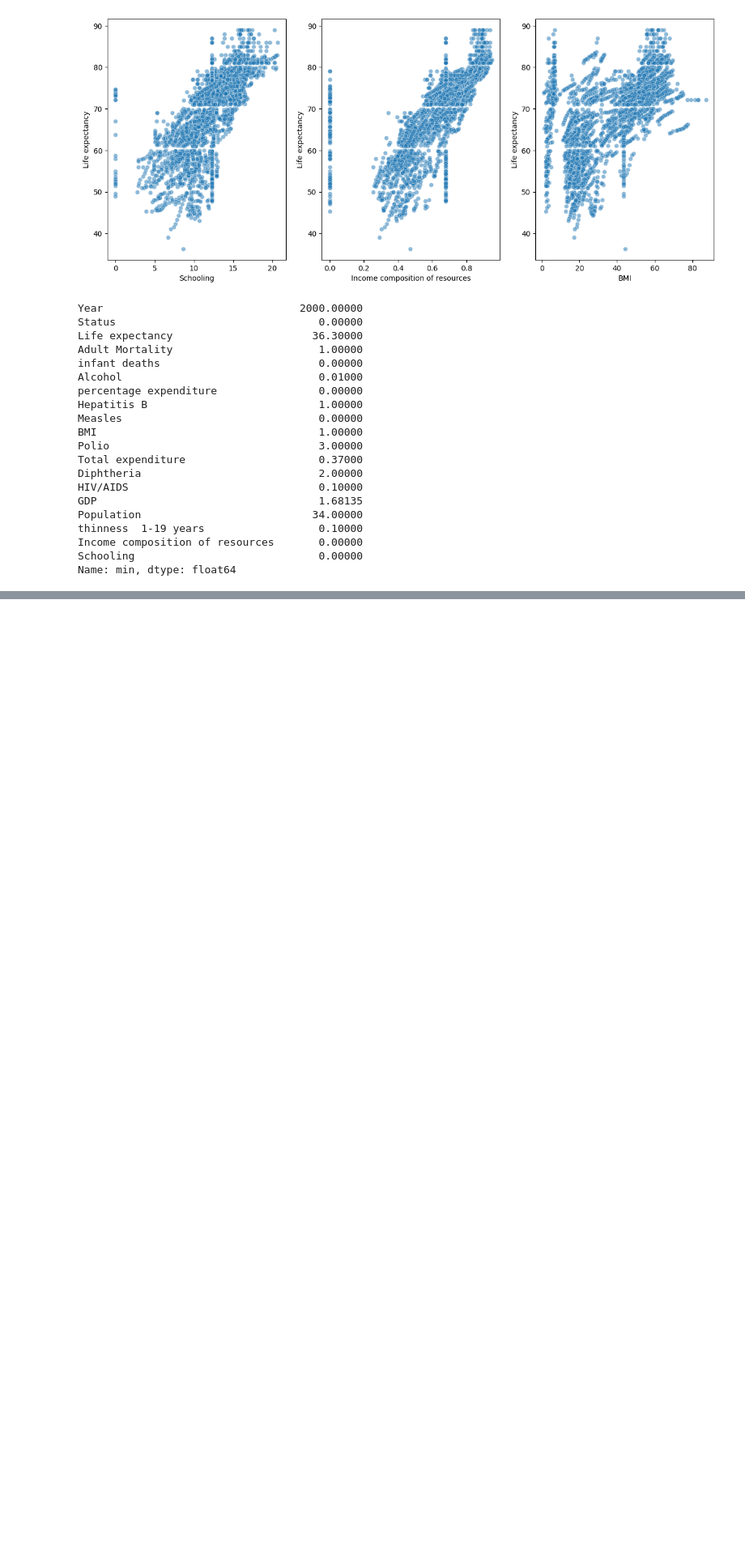
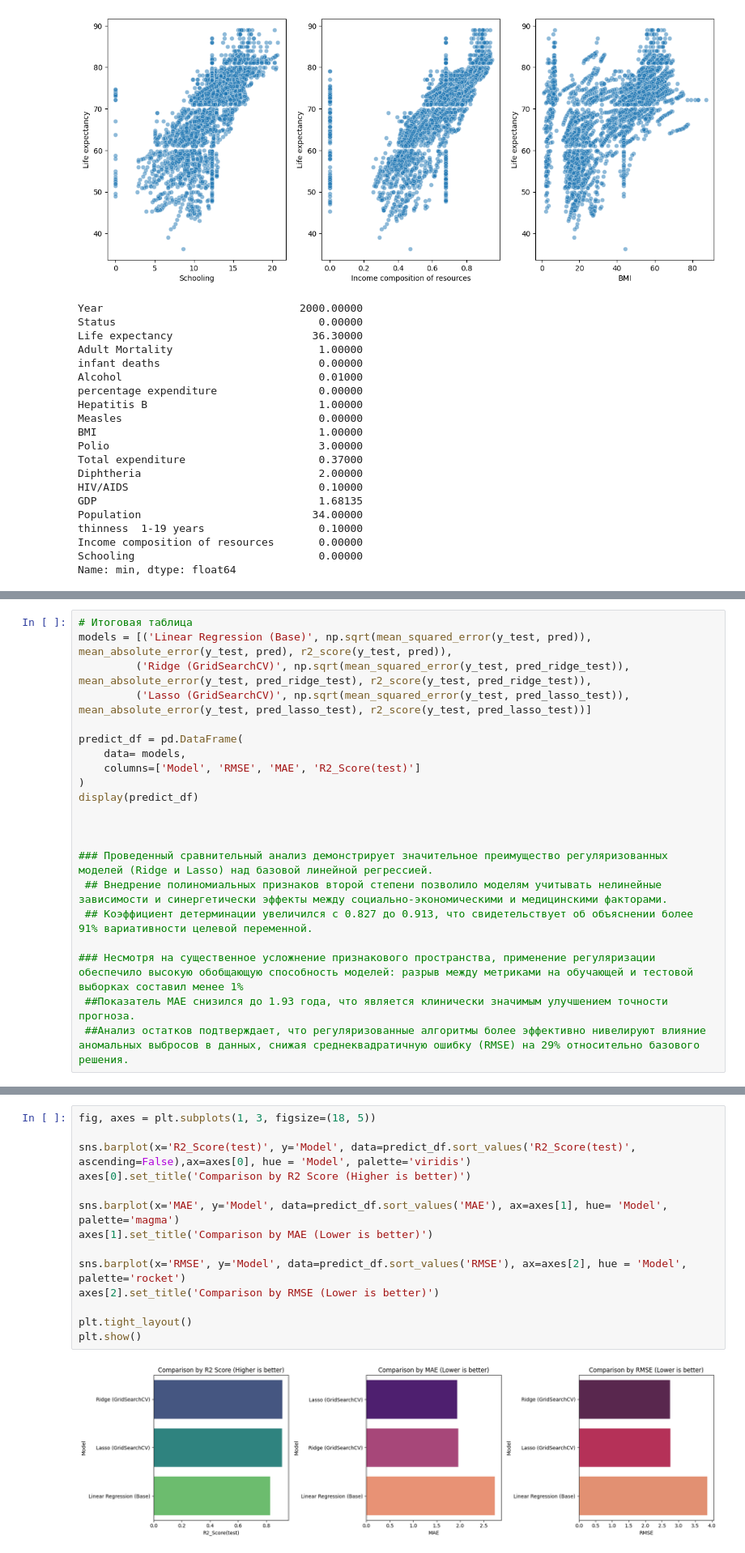
Before and after one commit to tomas098con/ml-course-homeworks, a Jupyter notebook: hw04_Life Expectancy/hw04.ipynb, the cells around one changed output, grey strips where cells are left out. Shown at 81% size. Cells and saved outputs as stored; diff of their text form; blank space fills up the shorter version.

```diff
--- a/hw04_Life Expectancy/hw04.ipynb
+++ b/hw04_Life Expectancy/hw04.ipynb
@@ -294,0 +405,21 @@ plt.plot(
+# %%
+# Итоговая таблица
+models = [('Linear Regression (Base)', np.sqrt(mean_squared_error(y_test, pred)), mean_absolute_error(y_test, pred), r2_score(y_test, pred)),
+         ('Ridge (GridSearchCV)', np.sqrt(mean_squared_error(y_test, pred_ridge_test)), mean_absolute_error(y_test, pred_ridge_test), r2_score(y_test, pred_ridge_test)),
+         ('Lasso (GridSearchCV)', np.sqrt(mean_squared_error(y_test, pred_lasso_test)), mean_absolute_error(y_test, pred_lasso_test), r2_score(y_test, pred_lasso_test))]
+
+predict_df = pd.DataFrame(
+    data= models,
+    columns=['Model', 'RMSE', 'MAE', 'R2_Score(test)']
+)
+display(predict_df)
+
+
+
+### Проведенный сравнительный анализ демонстрирует значительное преимущество регуляризованных моделей (Ridge и Lasso) над базовой линейной регрессией.
+ ## Внедрение полиномиальных признаков второй степени позволило моделям учитывать нелинейные зависимости и синергетически эффекты между социально-экономическими и медицинскими факторами.
+ ## Коэффициент детерминации увеличился с 0.827 до 0.913, что свидетельствует об объяснении более 91% вариативности целевой переменной.
+
+### Несмотря на существенное усложнение признакового пространства, применение регуляризации обеспечило высокую обобщающую способность моделей: разрыв между метриками на обучающей и тестовой выборках составил менее 1%
+ ##Показатель MAE снизился до 1.93 года, что является клинически значимым улучшением точности прогноза.
+ ##Анализ остатков подтверждает, что регуляризованные алгоритмы более эффективно нивелируют влияние аномальных выбросов в данных, снижая среднеквадратичную ошибку (RMSE) на 29% относительно базового решения.
@@ -294,0 +431,16 @@ plt.plot(
+# %%
+fig, axes = plt.subplots(1, 3, figsize=(18, 5))
+
+sns.barplot(x='R2_Score(test)', y='Model', data=predict_df.sort_values('R2_Score(test)', ascending=False),ax=axes[0], hue = 'Model', palette='viridis')
+axes[0].set_title('Comparison by R2 Score (Higher is better)')
+
+sns.barplot(x='MAE', y='Model', data=predict_df.sort_values('MAE'), ax=axes[1], hue= 'Model', palette='magma')
+axes[1].set_title('Comparison by MAE (Lower is better)')
+
+sns.barplot(x='RMSE', y='Model', data=predict_df.sort_values('RMSE'), ax=axes[2], hue = 'Model', palette='rocket')
+axes[2].set_title('Comparison by RMSE (Lower is better)')
+
+plt.tight_layout()
+plt.show()
+# %% [output]
+[figure, added]
```
Also changed, not shown: parts of 10 cells of this notebook.
